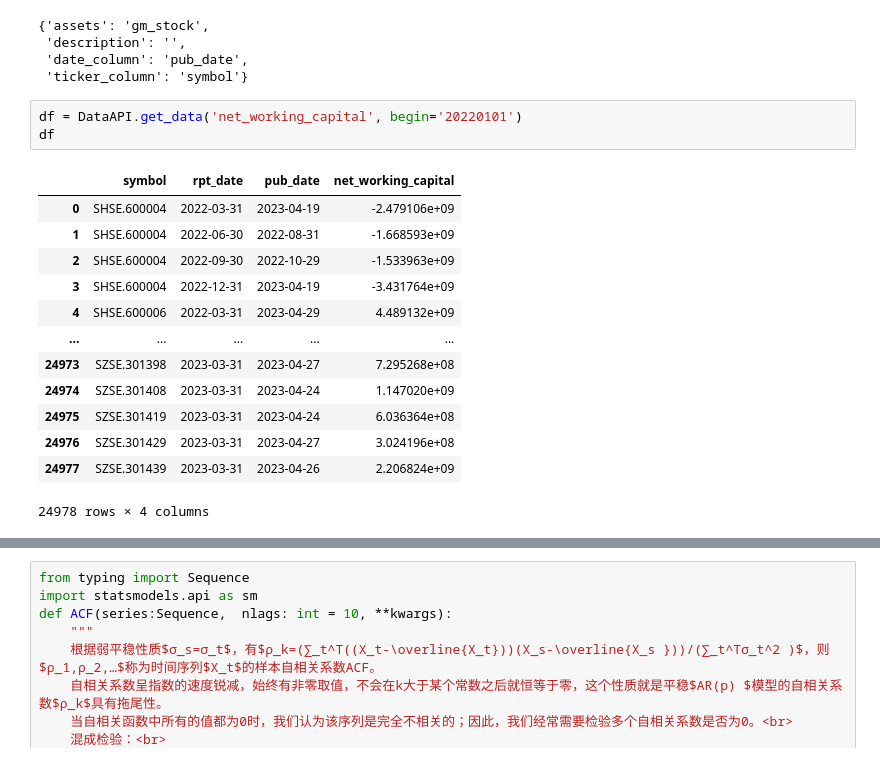
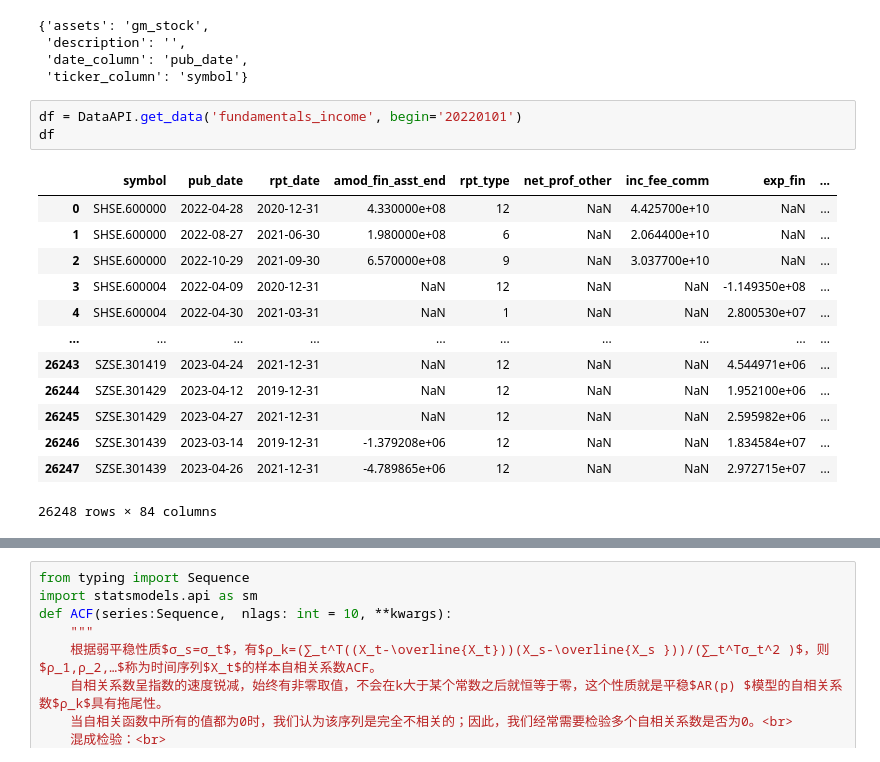
Before and after one commit to KangruiYuan/XQuant, a Jupyter notebook: ModuleTests/BaseTest.ipynb, the cells around one changed output, grey strips where cells are left out. Cells and saved outputs as stored; diff of their text form.

```diff
--- a/ModuleTests/BaseTest.ipynb
+++ b/ModuleTests/BaseTest.ipynb
@@ -36,20 +59,20 @@ Config.datatables['fundamentals_balance']
  'date_column': 'pub_date',
  'ticker_column': 'symbol'}
 # %%
-df = DataAPI.get_data('net_working_capital', begin='20220101')
+df = DataAPI.get_data('fundamentals_income', begin='20220101')
 df
 # %% [output]
-|  | symbol | rpt_date | pub_date | net_working_capital |
-| 0 | SHSE.600004 | 2022-03-31 | 2023-04-19 | -2.479106e+09 |
-| 1 | SHSE.600004 | 2022-06-30 | 2022-08-31 | -1.668593e+09 |
-| 2 | SHSE.600004 | 2022-09-30 | 2022-10-29 | -1.533963e+09 |
-| 3 | SHSE.600004 | 2022-12-31 | 2023-04-19 | -3.431764e+09 |
-| 4 | SHSE.600006 | 2022-03-31 | 2023-04-29 | 4.489132e+09 |
-| ... | ... | ... | ... | ... |
-| 24973 | SZSE.301398 | 2023-03-31 | 2023-04-27 | 7.295268e+08 |
-| 24974 | SZSE.301408 | 2023-03-31 | 2023-04-24 | 1.147020e+09 |
-| 24975 | SZSE.301419 | 2023-03-31 | 2023-04-24 | 6.036364e+08 |
-| 24976 | SZSE.301429 | 2023-03-31 | 2023-04-27 | 3.024196e+08 |
-| 24977 | SZSE.301439 | 2023-03-31 | 2023-04-26 | 2.206824e+09 |
+|  | symbol | pub_date | rpt_date | amod_fin_asst_end | rpt_type | net_prof_other | inc_fee_comm | exp_fin | ... |
+| 0 | SHSE.600000 | 2022-04-28 | 2020-12-31 | 4.330000e+08 | 12 | NaN | 4.425700e+10 | NaN | ... |
+| 1 | SHSE.600000 | 2022-08-27 | 2021-06-30 | 1.980000e+08 | 6 | NaN | 2.064400e+10 | NaN | ... |
+| 2 | SHSE.600000 | 2022-10-29 | 2021-09-30 | 6.570000e+08 | 9 | NaN | 3.037700e+10 | NaN | ... |
+| 3 | SHSE.600004 | 2022-04-09 | 2020-12-31 | NaN | 12 | NaN | NaN | -1.149350e+08 | ... |
+| 4 | SHSE.600004 | 2022-04-30 | 2021-03-31 | NaN | 1 | NaN | NaN | 2.800530e+07 | ... |
+| ... | ... | ... | ... | ... | ... | ... | ... | ... | ... |
+| 26243 | SZSE.301419 | 2023-04-24 | 2021-12-31 | NaN | 12 | NaN | NaN | 4.544971e+06 | ... |
+| 26244 | SZSE.301429 | 2023-04-12 | 2019-12-31 | NaN | 12 | NaN | NaN | 1.952100e+06 | ... |
+| 26245 | SZSE.301429 | 2023-04-27 | 2021-12-31 | NaN | 12 | NaN | NaN | 2.595982e+06 | ... |
+| 26246 | SZSE.301439 | 2023-03-14 | 2019-12-31 | -1.379208e+06 | 12 | NaN | NaN | 1.834584e+07 | ... |
+| 26247 | SZSE.301439 | 2023-04-26 | 2021-12-31 | -4.789865e+06 | 12 | NaN | NaN | 2.972715e+07 | ... |
-24978 rows × 4 columns
+26248 rows × 84 columns
 # %%
```
Also changed, not shown: parts of 6 cells of this notebook, 12 other files.
